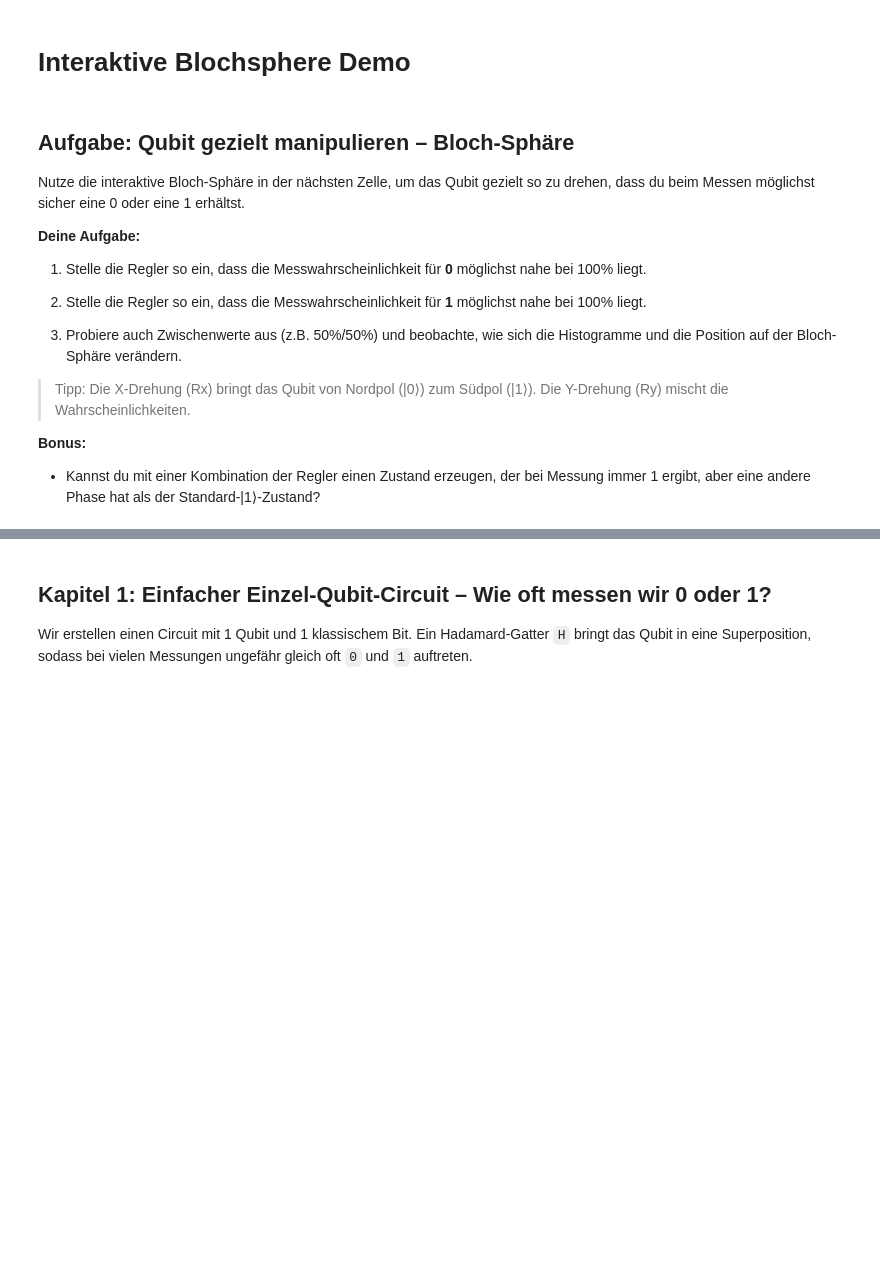
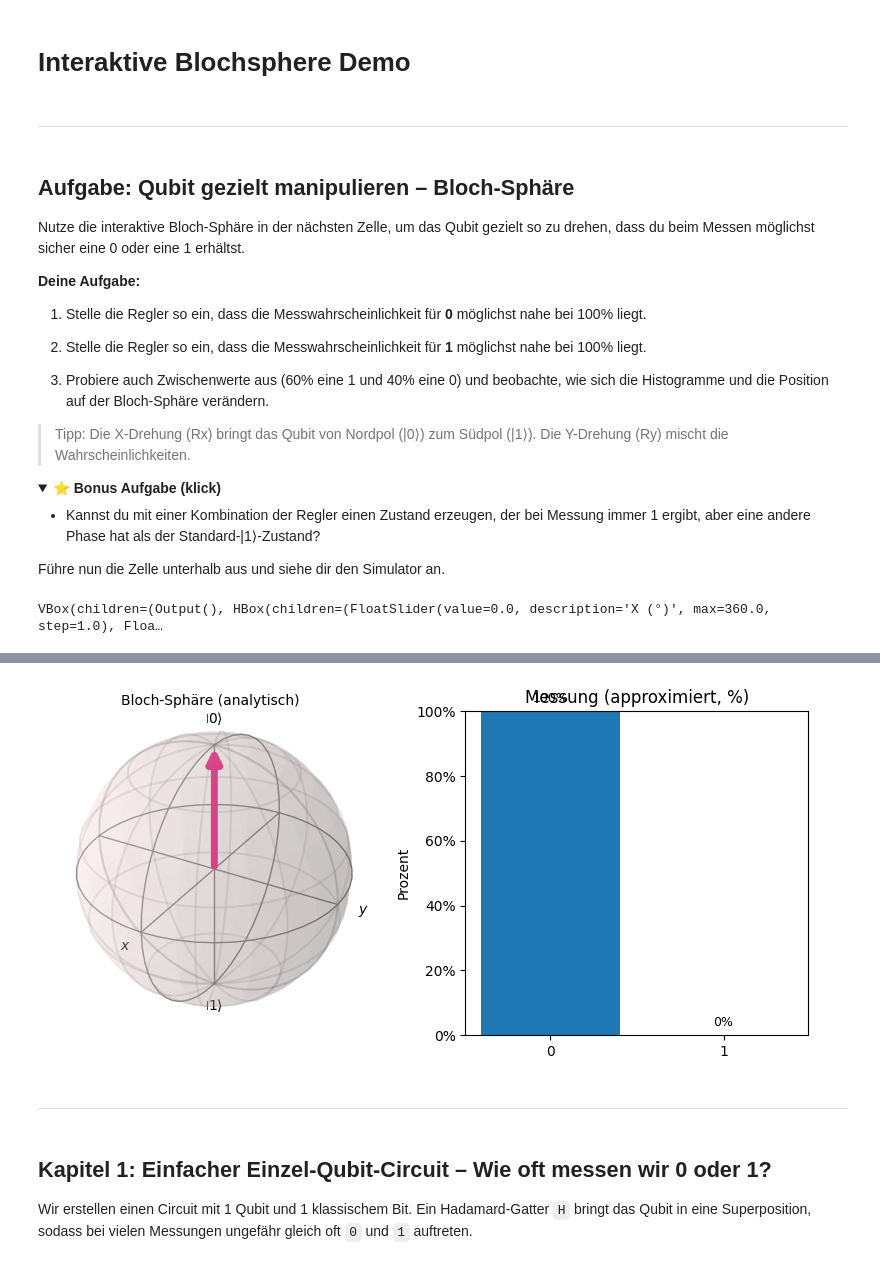
Before and after one commit to JuliusEnBW/Qiskit_Workshop, a Jupyter notebook: qiskit_workshop_demo_tasks.ipynb, the cells around one changed output, grey strips where cells are left out. Saved outputs shown, nothing was run; the diff lists cells and outputs as text; code cells hidden in the pictures; folded sections open; blank space fills up the shorter version.

Commit message:
Major changes after feedback call

```diff
--- a/qiskit_workshop_demo_tasks.ipynb
+++ b/qiskit_workshop_demo_tasks.ipynb
@@ -87,6 +94,8 @@ from interactive_plots import interactive_bloch_2
 
 
 display(interactive_bloch_2)
+# %% [markdown]
+--------------------------------------------------------------------------------------------------------------------
 # %% [markdown]
 ## Aufgabe: Qubit gezielt manipulieren – Bloch-Sphäre
 
@@ -97,12 +106,18 @@ Nutze die interaktive Bloch-Sphäre in der nächsten Zelle, um das Qubit gezielt
 
 2. Stelle die Regler so ein, dass die Messwahrscheinlichkeit für **1** möglichst nahe bei 100% liegt.
 
-3. Probiere auch Zwischenwerte aus (z.B. 50%/50%) und beobachte, wie sich die Histogramme und die Position auf der Bloch-Sphäre verändern.
+3. Probiere auch Zwischenwerte aus (60% eine 1 und 40% eine 0) und beobachte, wie sich die Histogramme und die Position auf der Bloch-Sphäre verändern.
 
 > Tipp: Die X-Drehung (Rx) bringt das Qubit von Nordpol (|0⟩) zum Südpol (|1⟩). Die Y-Drehung (Ry) mischt die Wahrscheinlichkeiten.
 
-**Bonus:**
+<details> <summary><strong>⭐ Bonus Aufgabe (klick)</strong></summary>
+
 - Kannst du mit einer Kombination der Regler einen Zustand erzeugen, der bei Messung immer 1 ergibt, aber eine andere Phase hat als der Standard-|1⟩-Zustand?
+
+</details>
+
+
+Führe nun die Zelle unterhalb aus und siehe dir den Simulator an.
 # %%
 # Interaktive Bloch-Sphäre (optimiert)
 # Jetzt mit Eingabe in Grad (°) für Rx, Ry, Rz – intern automatische Umrechnung in Radiant
@@ -171,6 +186,31 @@ def _plot_percent_hist(prob_dict, title):
     except Exception:
         pass
 
+# NEU: Bloch-Sphäre + Histogramm NEBENEINANDER (seitliche Anordnung)
+from matplotlib.ticker import PercentFormatter as _PF
+
+def _display_bloch_and_hist(bloch_vec, prob_dict, bloch_title, hist_title):
+    import matplotlib.pyplot as _plt
+    fig = _plt.figure(figsize=(8,4))
+    ax_b = fig.add_subplot(1,2,1, projection='3d')
+    ax_h = fig.add_subplot(1,2,2)
+    plot_bloch_vector(bloch_vec, title=bloch_title, ax=ax_b)
+    p0 = prob_dict.get('0', 0.0)
+    p1 = prob_dict.get('1', 0.0)
+    bars = ax_h.bar(['0','1'], [p0,p1], color=['#1f77b4','#ff7f0e'])
+    ax_h.set_title(hist_title)
+    ax_h.set_ylim(0,1.0)
+    ax_h.set_ylabel('Prozent')
+    ax_h.yaxis.set_major_formatter(_PF(xmax=1, decimals=0))
+    for rect,val in zip(bars,[p0,p1]):
+        ax_h.text(rect.get_x()+rect.get_width()/2, val+0.02, f"{val*100:.0f}%", ha='center', va='bottom', fontsize=9)
+    try:
+        fig.tight_layout()
+    except Exception:
+        pass
+    from IPython.display import display as _display
+    _display(fig)
+
 def render():
     global rendering
     if rendering:  # einfache Reentrancy-Guard
@@ -200,8 +240,7 @@ def render():
                 display(qc.draw('mpl'))
             except Exception:
                 print(qc.draw())
-            display(plot_bloch_vector(bloch, title='Bloch-Sphäre (analytisch)'))
-            _plot_percent_hist(probs, title='Messung (approximiert, %)')
+            _display_bloch_and_hist(bloch, probs, 'Bloch-Sphäre (analytisch)', 'Messung (approximiert, %)')
         else:
             qc = QuantumCircuit(1,1)
             if rx: qc.rx(rx,0)
@@ -224,8 +263,7 @@ def render():
                 display(qc.draw('mpl'))
             except Exception:
                 print(qc.draw())
-            display(plot_bloch_vector(bloch, title='Bloch-Sphäre (Simulator)'))
-            _plot_percent_hist(probs, title='Messung (Simulator, %)')
+            _display_bloch_and_hist(bloch, probs, 'Bloch-Sphäre (Simulator)', 'Messung (Simulator, %)')
     rendering = False
 
 # Auto-Update bei Slider-Änderungen
@@ -242,3 +280,5 @@ controls = VBox([
 display(controls)
 display(output)  # wichtig: Output anzeigen
 render()  # erste Ausgabe
+# %% [output]
+VBox(children=(Output(), HBox(children=(FloatSlider(value=0.0, description='X (°)', max=360.0, step=1.0), Floa…
@@ -245,3 +286,6 @@ render()  # erste Ausgabe
+[figure, added]
+# %% [markdown]
+--------------------------------------------------------------------------------------------------------------------
 # %% [markdown]
 ## Kapitel 1: Einfacher Einzel-Qubit-Circuit – Wie oft messen wir 0 oder 1?
 Wir erstellen einen Circuit mit 1 Qubit und 1 klassischem Bit. Ein Hadamard-Gatter `H` bringt das Qubit in eine Superposition, sodass bei vielen Messungen ungefähr gleich oft `0` und `1` auftreten.
```
Also changed, not shown: parts of 24 cells of this notebook, 4 other files.
